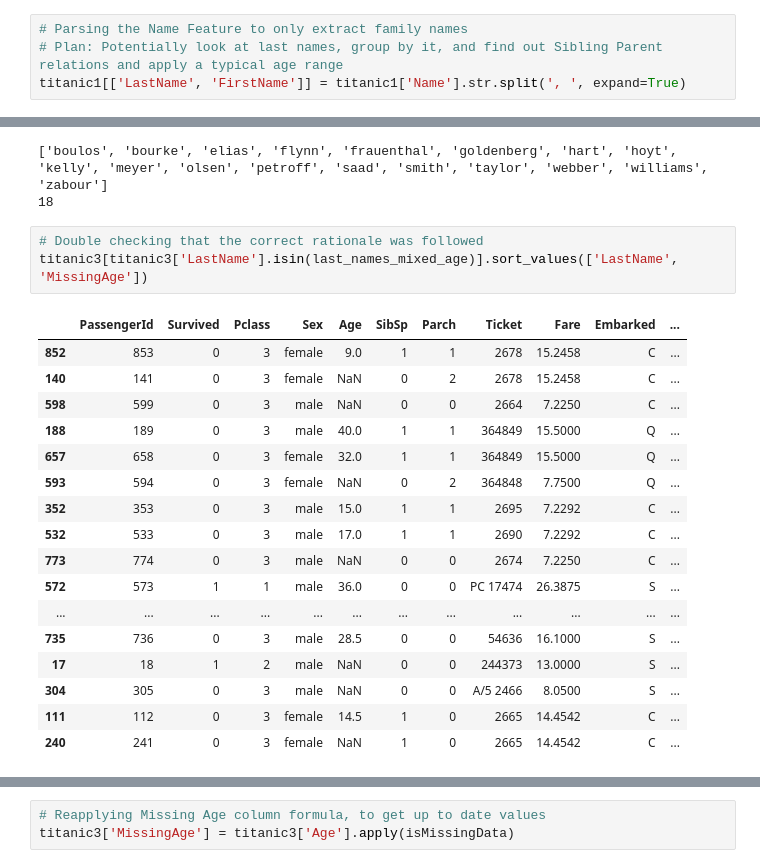
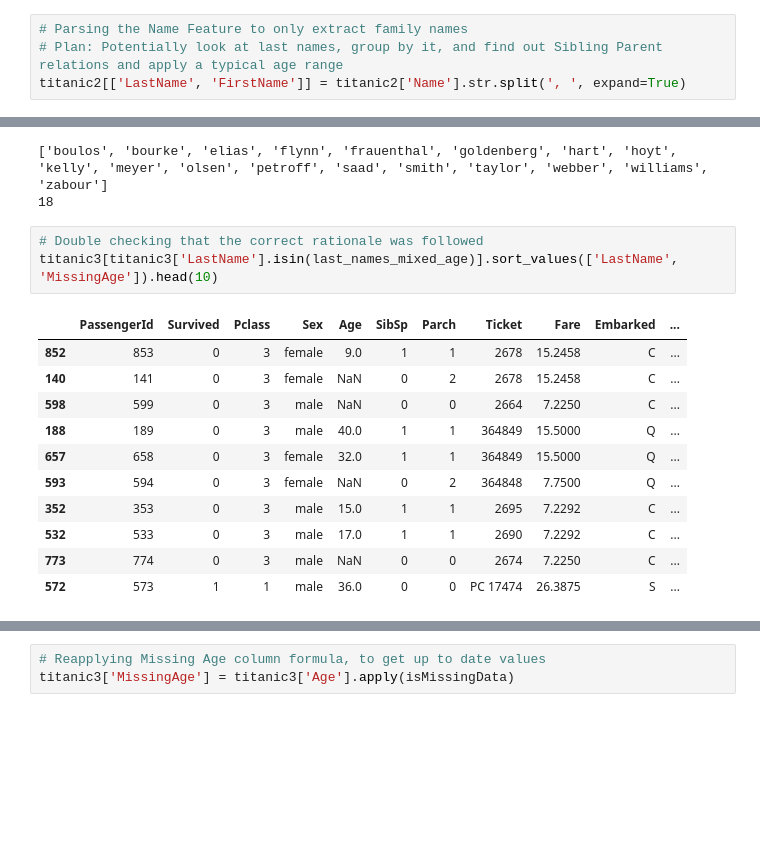
Before and after one commit to kavehzare98/TItanic-Kaggle-Competition, a Jupyter notebook: main.ipynb, the cells around one changed output, grey strips where cells are left out. Drawn from its saved outputs; the diff is of its cells as text; blank space fills up the shorter version.

```diff
--- a/main.ipynb
+++ b/main.ipynb
@@ -86,7 +86,7 @@ titanic2 = titanic1.copy()
 # %%
 # Parsing the Name Feature to only extract family names
 # Plan: Potentially look at last names, group by it, and find out Sibling Parent relations and apply a typical age range
-titanic1[['LastName', 'FirstName']] = titanic1['Name'].str.split(', ', expand=True)
+titanic2[['LastName', 'FirstName']] = titanic2['Name'].str.split(', ', expand=True)
 # %%
 titanic2.head()
 # %% [output]
@@ -182,23 +165,17 @@ print(len(last_names_mixed_age))
 18
 # %%
 # Double checking that the correct rationale was followed
-titanic3[titanic3['LastName'].isin(last_names_mixed_age)].sort_values(['LastName', 'MissingAge'])
+titanic3[titanic3['LastName'].isin(last_names_mixed_age)].sort_values(['LastName', 'MissingAge']).head(10)
 # %% [output]
 |  | PassengerId | Survived | Pclass | Sex | Age | SibSp | Parch | Ticket | Fare | Embarked | ... |
 | 852 | 853 | 0 | 3 | female | 9.0 | 1 | 1 | 2678 | 15.2458 | C | ... |
 | 140 | 141 | 0 | 3 | female | NaN | 0 | 2 | 2678 | 15.2458 | C | ... |
 | 598 | 599 | 0 | 3 | male | NaN | 0 | 0 | 2664 | 7.2250 | C | ... |
 | 188 | 189 | 0 | 3 | male | 40.0 | 1 | 1 | 364849 | 15.5000 | Q | ... |
 | 657 | 658 | 0 | 3 | female | 32.0 | 1 | 1 | 364849 | 15.5000 | Q | ... |
 | 593 | 594 | 0 | 3 | female | NaN | 0 | 2 | 364848 | 7.7500 | Q | ... |
 | 352 | 353 | 0 | 3 | male | 15.0 | 1 | 1 | 2695 | 7.2292 | C | ... |
 | 532 | 533 | 0 | 3 | male | 17.0 | 1 | 1 | 2690 | 7.2292 | C | ... |
 | 773 | 774 | 0 | 3 | male | NaN | 0 | 0 | 2674 | 7.2250 | C | ... |
 | 572 | 573 | 1 | 1 | male | 36.0 | 0 | 0 | PC 17474 | 26.3875 | S | ... |
-| ... | ... | ... | ... | ... | ... | ... | ... | ... | ... | ... | ... |
-| 735 | 736 | 0 | 3 | male | 28.5 | 0 | 0 | 54636 | 16.1000 | S | ... |
-| 17 | 18 | 1 | 2 | male | NaN | 0 | 0 | 244373 | 13.0000 | S | ... |
-| 304 | 305 | 0 | 3 | male | NaN | 0 | 0 | A/5 2466 | 8.0500 | S | ... |
-| 111 | 112 | 0 | 3 | female | 14.5 | 1 | 0 | 2665 | 14.4542 | C | ... |
-| 240 | 241 | 0 | 3 | female | NaN | 1 | 0 | 2665 | 14.4542 | C | ... |
 # %% [markdown]
```
Also changed, not shown: parts of 14 cells of this notebook.
